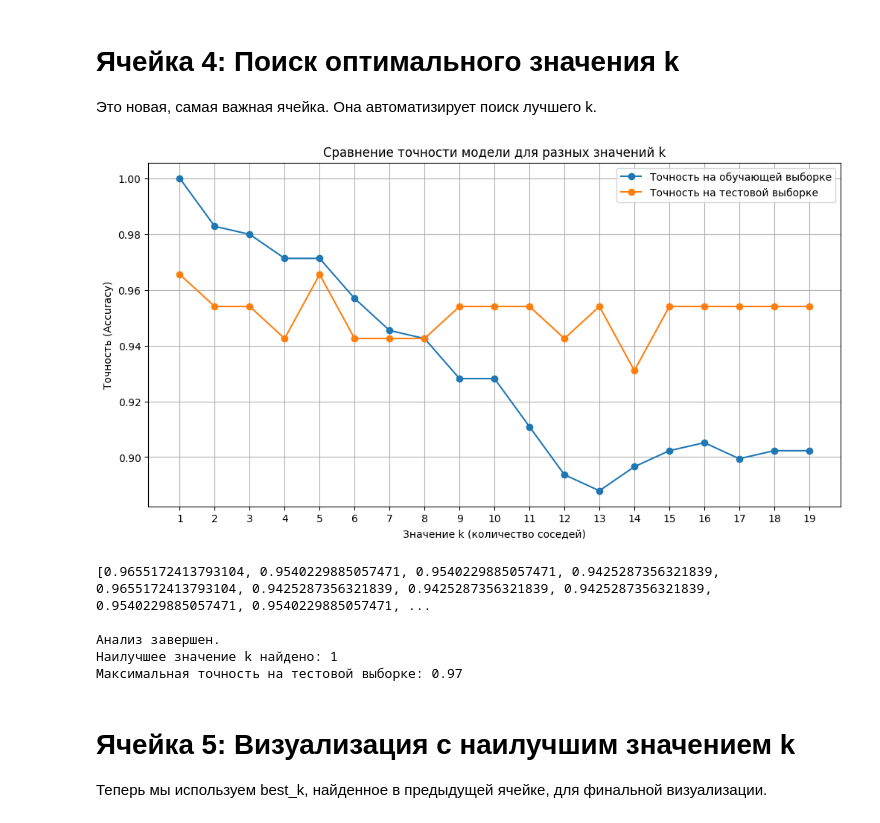
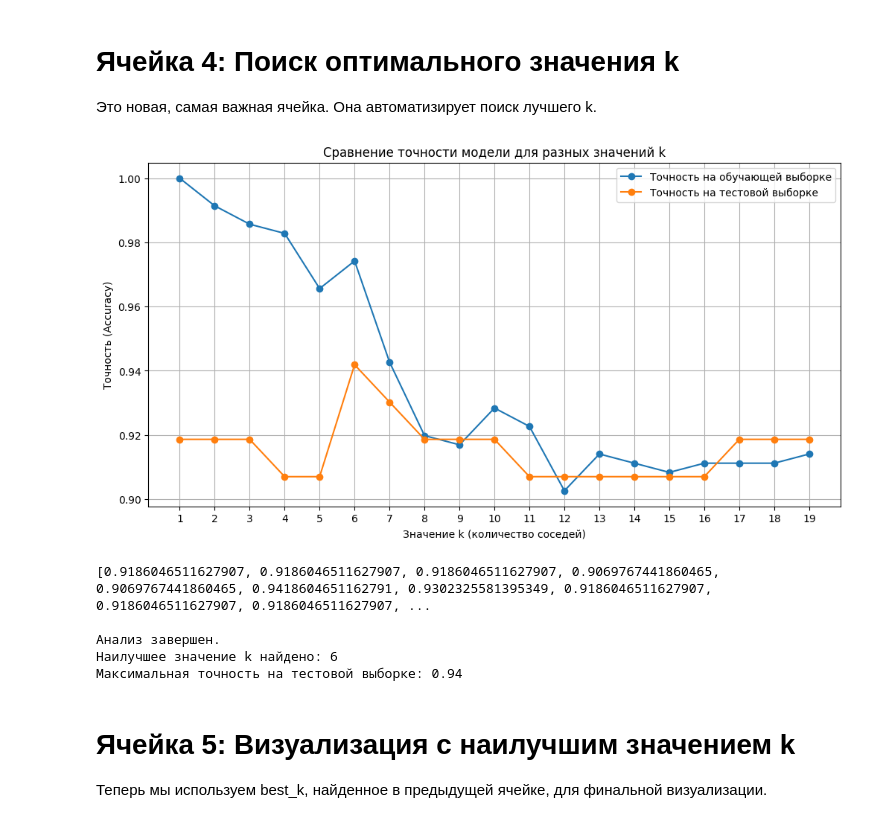
Before and after one commit to HellCatten/pr1, a Jupyter notebook: KK.ipynb, the cells around one changed output. Cells and saved outputs as stored; diff of their text form; code cells hidden in the pictures.

```diff
--- a/KK.ipynb
+++ b/KK.ipynb
@@ -124,52 +220,55 @@ weighted avg       0.97      0.97      0.97        87
 # Ячейка 4: Поиск оптимального значения k
 Это новая, самая важная ячейка. Она автоматизирует поиск лучшего k.
 # %%
-# Задаем диапазон значений k для проверки
+# Ячейка 4: Поиск оптимального значения k
 # Будем использовать только нечетные значения, чтобы избежать ничьей при голосовании
-k_range = range(1, 20, 1)
+k_range = range(1, 20, 1)  # 1..19 с шагом 1
 
 # Создаем списки для хранения точности на обучающей и тестовой выборках
 train_scores = []
-test_scores = []
+test_scores  = []
 
 # Проходим в цикле по всем значениям k
 for k in k_range:
-    # Создаем и обучаем модель
-    knn = KNeighborsClassifier(n_neighbors=k)
-    knn.fit(X_train_scaled, y_train)
+    # "Создаем и обучаем модель" — вместо sklearn считаем предсказания вручную
 
     # Считаем точность на обучающей выборке и добавляем в список
-    train_scores.append(knn.score(X_train_scaled, y_train))
+    y_pred_train = knn_predict(X_train_scaled, y_train, X_train_scaled, k=k)
+    train_scores.append(accuracy_score_manual(y_train, y_pred_train))
 
     # Считаем точность на тестовой выборке и добавляем в список
-    test_scores.append(knn.score(X_test_scaled, y_test))
+    y_pred_test = knn_predict(X_train_scaled, y_train, X_test_scaled, k=k)
+    test_scores.append(accuracy_score_manual(y_test, y_pred_test))
 
 # Строим график
 plt.figure(figsize=(12, 6))
-plt.plot(k_range, train_scores, marker='o', label='Точность на обучающей выборке')
-plt.plot(k_range, test_scores, marker='o', label='Точность на тестовой выборке')
+plt.plot(list(k_range), train_scores, marker='o', label='Точность на обучающей выборке')
+plt.plot(list(k_range), test_scores,  marker='o', label='Точность на тестовой выборке')
 plt.xlabel('Значение k (количество соседей)')
 plt.ylabel('Точность (Accuracy)')
 plt.title('Сравнение точности модели для разных значений k')
+plt.xticks(list(k_range))
+plt.grid(True)
 plt.legend()
-plt.xticks(k_range)
-plt.grid(True)
 plt.show()
 
 # Находим и выводим лучшее значение k
-best_k = k_range[np.argmax(test_scores)]
+k_list = list(k_range)
+best_k_index = int(np.argmax(test_scores))
+best_k = k_list[best_k_index]
 best_accuracy = max(test_scores)
+
 print(test_scores)
-print(f"\nАнализ завершен.")
+print("\nАнализ завершен.")
 print(f"Наилучшее значение k найдено: {best_k}")
 print(f"Максимальная точность на тестовой выборке: {best_accuracy:.2f}")
 # %% [output]
-[figure, old version]
+[figure, new version]
-[0.9655172413793104, 0.9540229885057471, 0.9540229885057471, 0.9425287356321839, 0.9655172413793104, 0.9425287356321839, 0.9425287356321839, 0.9425287356321839, 0.9540229885057471, 0.9540229885057471, ...
+[0.9186046511627907, 0.9186046511627907, 0.9186046511627907, 0.9069767441860465, 0.9069767441860465, 0.9418604651162791, 0.9302325581395349, 0.9186046511627907, 0.9186046511627907, 0.9186046511627907, ...
 
 Анализ завершен.
-Наилучшее значение k найдено: 1
-Максимальная точность на тестовой выборке: 0.97
+Наилучшее значение k найдено: 6
+Максимальная точность на тестовой выборке: 0.94
 # %% [markdown]
 # Ячейка 5: Визуализация с наилучшим значением k
 Теперь мы используем best_k, найденное в предыдущей ячейке, для финальной визуализации.
```
Also changed, not shown: parts of 4 cells of this notebook, 2 other files.
